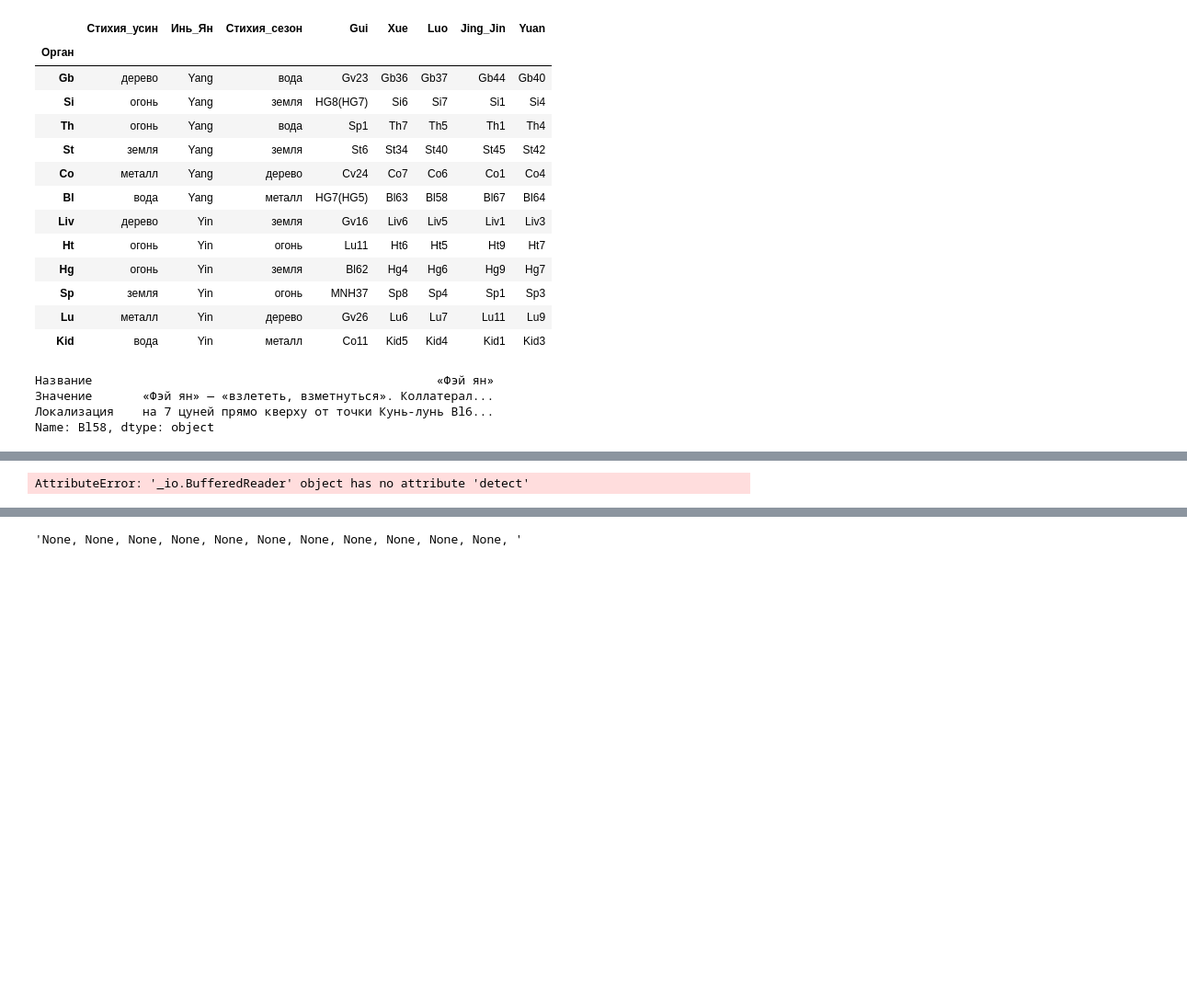
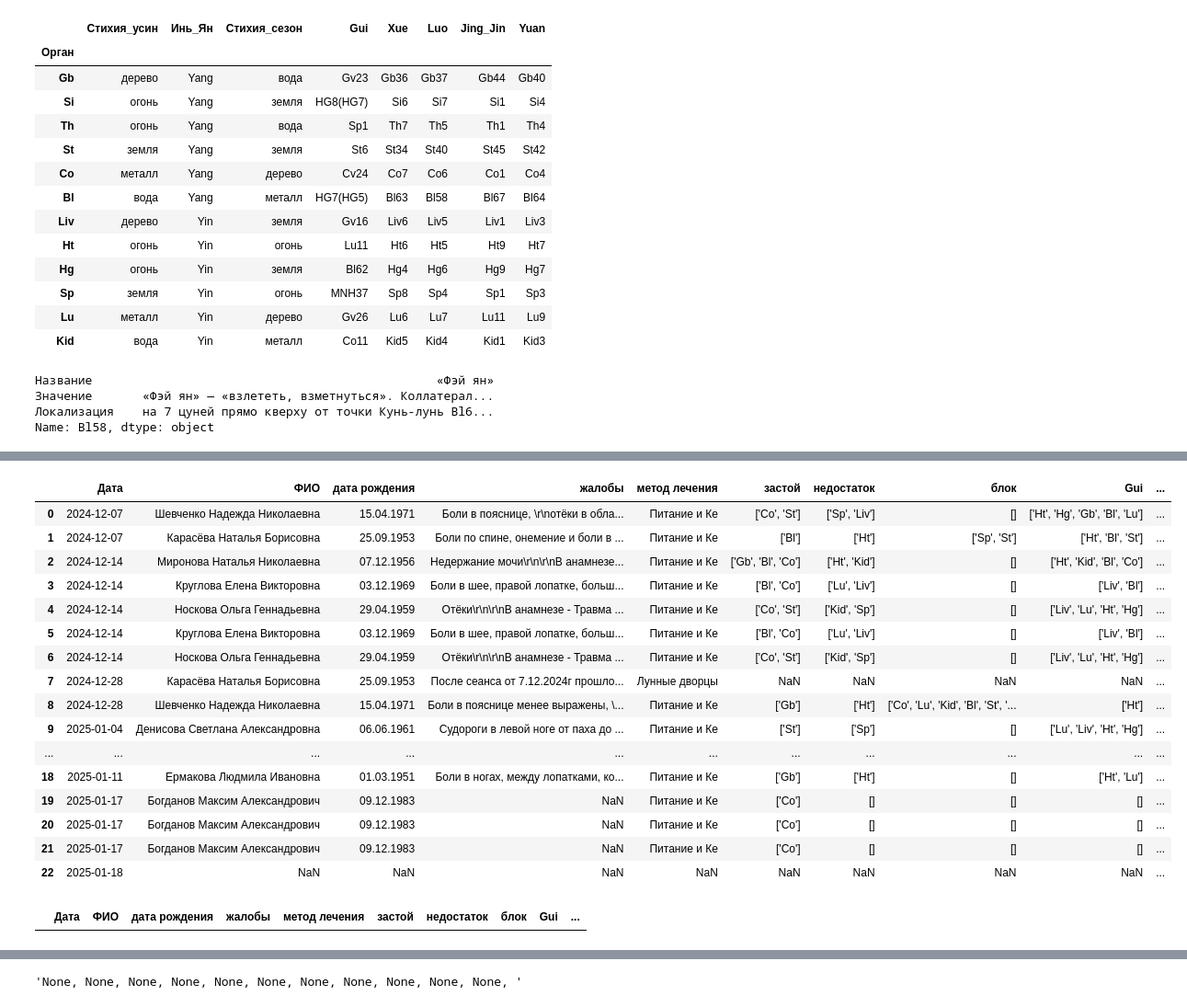
Before and after one commit to Sonnenbergenfluganschluss/KKM, a Jupyter notebook: another KKM.ipynb, the cells around one changed output, grey strips where cells are left out. Shown at 92% size. Saved outputs shown, nothing was run; the diff lists cells and outputs as text; code cells hidden in the pictures; blank space fills up the shorter version.

```diff
--- a/another KKM.ipynb
+++ b/another KKM.ipynb
@@ -80,12 +67,32 @@ import csv
 #     columns=['Дата', 'ФИО', 'дата рождения', 'жалобы', 'метод лечения', 'дата события', 'лечение', 'комментарии']
 # )
 new_save = [datetime.now().date(), 'd', 'sd', 'sd', '', 'sd', '', 'sd']
-# %%
-
-with open('patients/all_patients.csv', 'rb') as f:
-    encoding.detect(f.read())
-# %% [output]
-AttributeError: '_io.BufferedReader' object has no attribute 'detect'
+# %%
+
+pd.read_csv('patients/patients.csv')
+# %% [output]
+|  | Дата | ФИО | дата рождения | жалобы | метод лечения | застой | недостаток | блок | Gui | ... |
+| 0 | 2024-12-07 | Шевченко Надежда Николаевна | 15.04.1971 | Боли в пояснице, \r\nотёки в обла... | Питание и Ке | ['Co', 'St'] | ['Sp', 'Liv'] | [] | ['Ht', 'Hg', 'Gb', 'Bl', 'Lu'] | ... |
+| 1 | 2024-12-07 | Карасёва Наталья Борисовна | 25.09.1953 | Боли по спине, онемение и боли в ... | Питание и Ке | ['Bl'] | ['Ht'] | ['Sp', 'St'] | ['Ht', 'Bl', 'St'] | ... |
+| 2 | 2024-12-14 | Миронова Наталья Николаевна | 07.12.1956 | Недержание мочи\r\n\r\nВ анамнезе... | Питание и Ке | ['Gb', 'Bl', 'Co'] | ['Ht', 'Kid'] | [] | ['Ht', 'Kid', 'Bl', 'Co'] | ... |
+| 3 | 2024-12-14 | Круглова Елена Викторовна | 03.12.1969 | Боли в шее, правой лопатке, больш... | Питание и Ке | ['Bl', 'Co'] | ['Lu', 'Liv'] | [] | ['Liv', 'Bl'] | ... |
+| 4 | 2024-12-14 | Носкова Ольга Геннадьевна | 29.04.1959 | Отёки\r\n\r\nВ анамнезе - Травма ... | Питание и Ке | ['Co', 'St'] | ['Kid', 'Sp'] | [] | ['Liv', 'Lu', 'Ht', 'Hg'] | ... |
+| 5 | 2024-12-14 | Круглова Елена Викторовна | 03.12.1969 | Боли в шее, правой лопатке, больш... | Питание и Ке | ['Bl', 'Co'] | ['Lu', 'Liv'] | [] | ['Liv', 'Bl'] | ... |
+| 6 | 2024-12-14 | Носкова Ольга Геннадьевна | 29.04.1959 | Отёки\r\n\r\nВ анамнезе - Травма ... | Питание и Ке | ['Co', 'St'] | ['Kid', 'Sp'] | [] | ['Liv', 'Lu', 'Ht', 'Hg'] | ... |
+| 7 | 2024-12-28 | Карасёва Наталья Борисовна | 25.09.1953 | После сеанса от 7.12.2024г прошло... | Лунные дворцы | NaN | NaN | NaN | NaN | ... |
+| 8 | 2024-12-28 | Шевченко Надежда Николаевна | 15.04.1971 | Боли в пояснице менее выражены, \... | Питание и Ке | ['Gb'] | ['Ht'] | ['Co', 'Lu', 'Kid', 'Bl', 'St', '... | ['Ht'] | ... |
+| 9 | 2025-01-04 | Денисова Светлана Александровна | 06.06.1961 | Судороги в левой ноге от паха до ... | Питание и Ке | ['St'] | ['Sp'] | [] | ['Lu', 'Liv', 'Ht', 'Hg'] | ... |
+| ... | ... | ... | ... | ... | ... | ... | ... | ... | ... | ... |
+| 18 | 2025-01-11 | Ермакова Людмила Ивановна | 01.03.1951 | Боли в ногах, между лопатками, ко... | Питание и Ке | ['Gb'] | ['Ht'] | [] | ['Ht', 'Lu'] | ... |
+| 19 | 2025-01-17 | Богданов Максим Александрович | 09.12.1983 | NaN | Питание и Ке | ['Co'] | [] | [] | [] | ... |
+| 20 | 2025-01-17 | Богданов Максим Александрович | 09.12.1983 | NaN | Питание и Ке | ['Co'] | [] | [] | [] | ... |
+| 21 | 2025-01-17 | Богданов Максим Александрович | 09.12.1983 | NaN | Питание и Ке | ['Co'] | [] | [] | [] | ... |
+| 22 | 2025-01-18 | NaN | NaN | NaN | NaN | NaN | NaN | NaN | NaN | ... |
+# %%
+df = pd.read_csv('patients/all_patients.csv')
+df[df['ФИО'] == 'NaN']#.dropna(axis=0)
+# %% [output]
+|  | Дата | ФИО | дата рождения | жалобы | метод лечения | застой | недостаток | блок | Gui | ... |
 # %%
 # save_all = pd.read_csv("patients/patients.csv", index_col='Дата')   chardet.detect(f.read())
 # pd.concat([patients[:2], new_save], axis=0)#.drop_duplicates()
```
Also changed, not shown: parts of 2 cells of this notebook, 3 other files.
